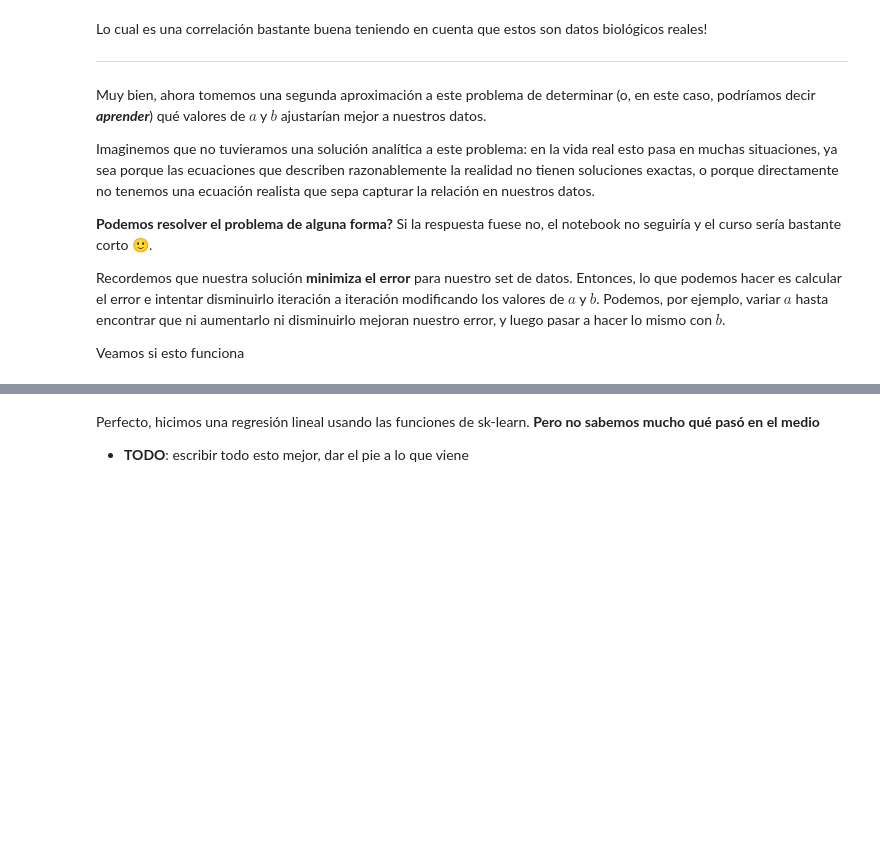
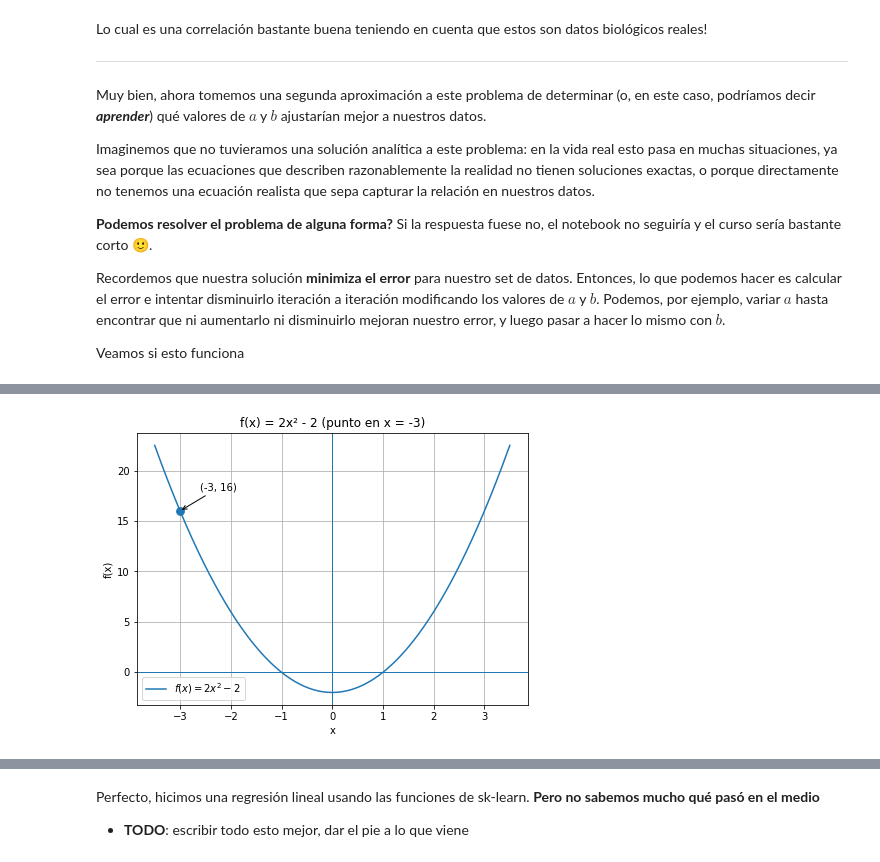
Before and after one commit to mauriciolangleib/capibara_cicada_2025, a Jupyter notebook: notebooks/practico_0/000_practico_0.ipynb, the cells around one changed output, grey strips where cells are left out. Cells and saved outputs as stored; diff of their text form; code cells hidden in the pictures; blank space fills up the shorter version.

```diff
--- a/notebooks/practico_0/000_practico_0.ipynb
+++ b/notebooks/practico_0/000_practico_0.ipynb
@@ -759,0 +622,29 @@ plt.show()
+# %%
+# Gráfico de f(x) = 2x^2 - 2 con un punto marcado en x = -3
+import numpy as np
+import matplotlib.pyplot as plt
+
+# Dominio y función
+x = np.linspace(-3.5, 3.5, 400)
+f = 2*x**2 - 2
+
+plt.figure(figsize=(7, 5))
+plt.plot(x, f, label=r"$f(x)=2x^2-2$")
+plt.axhline(0, linewidth=1)
+plt.axvline(0, linewidth=1)
+
+# Punto en x = -3
+x0 = -3
+y0 = 2*(x0**2) - 2  # 16
+plt.scatter([x0], [y0], s=60, zorder=3)
+plt.annotate(f"(-3, {y0:.0f})", xy=(x0, y0), xytext=(-2.6, y0+2),
+             arrowprops=dict(arrowstyle="->"))
+
+plt.xlabel("x")
+plt.ylabel("f(x)")
+plt.title("f(x) = 2x² - 2 (punto en x = -3)")
+plt.grid(True)
+plt.legend()
+plt.show()
+# %% [output]
+[figure, added]
```
Also changed, not shown: parts of 47 cells of this notebook, 1 other file.
